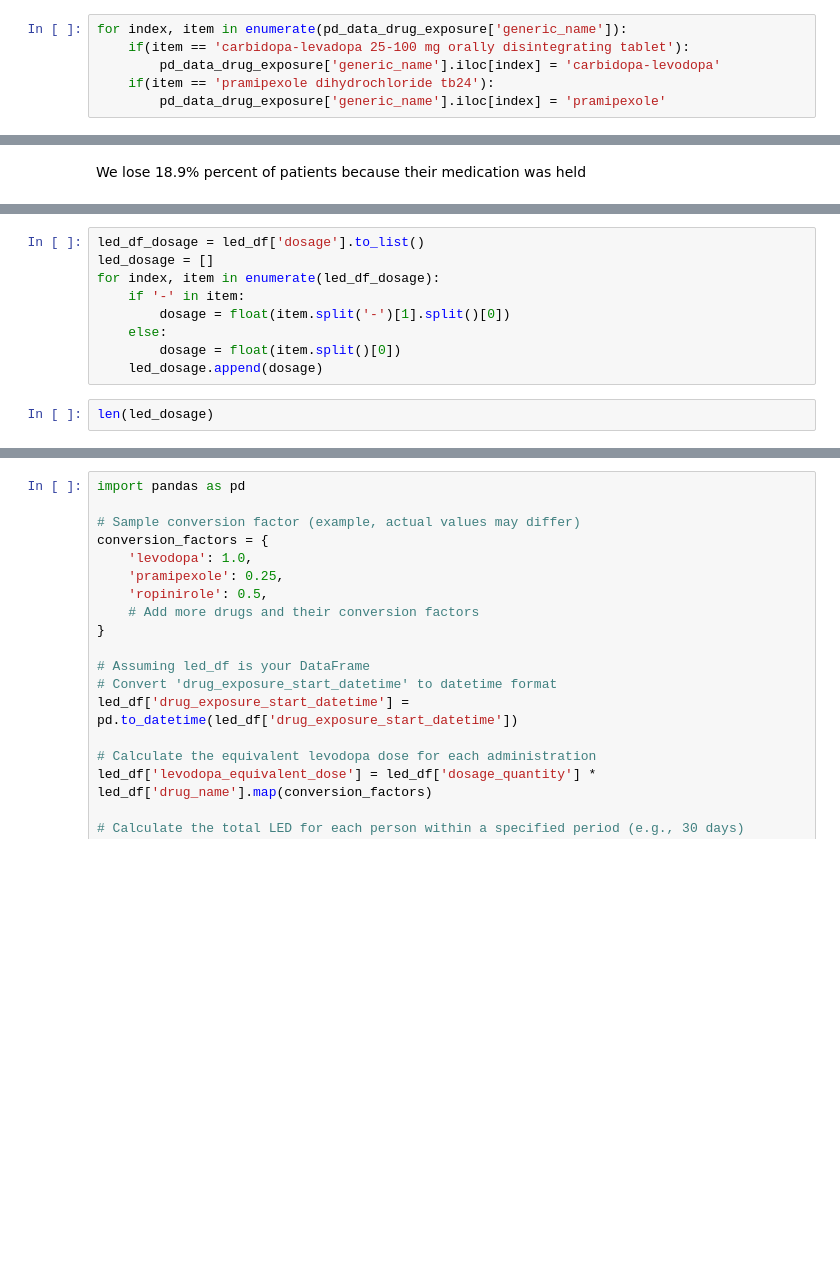
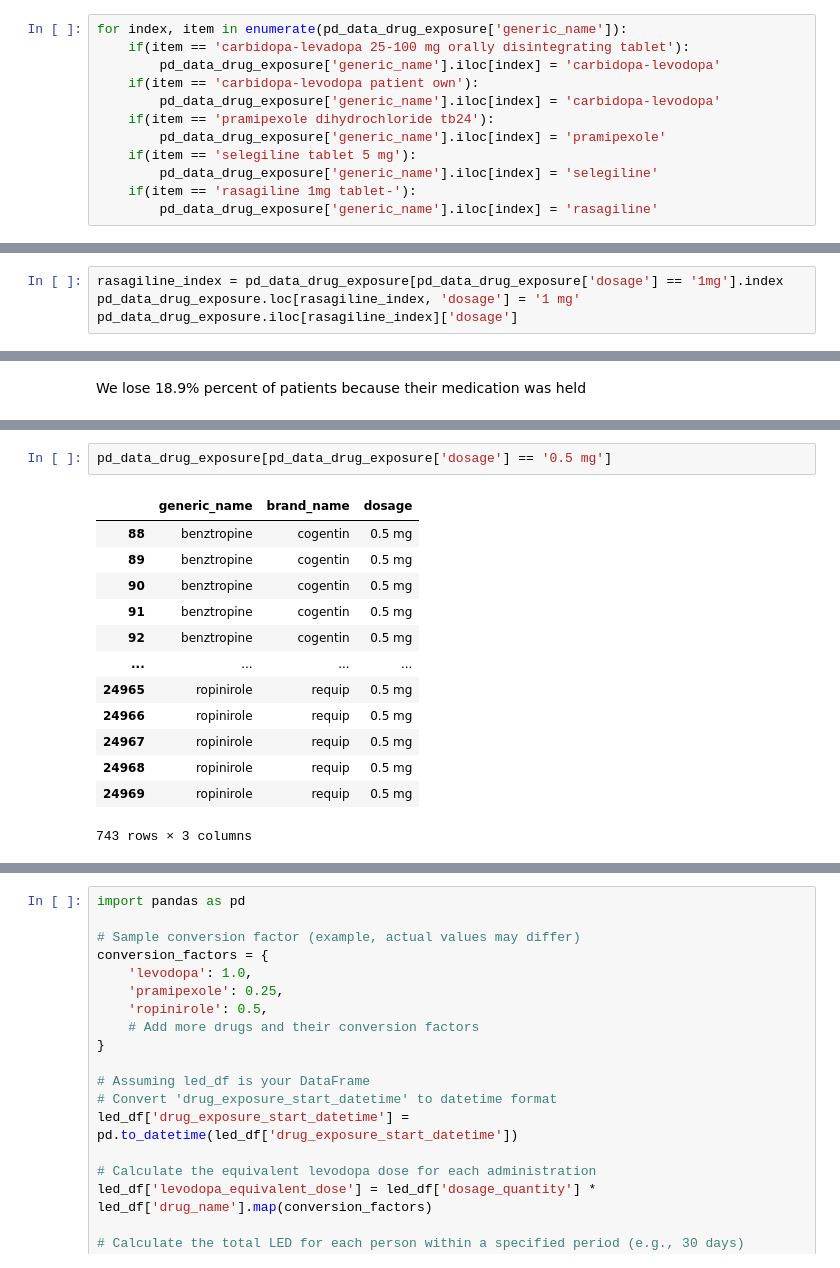
Before and after one commit to rdiazrincon/motor_fluctuations_pd, a Jupyter notebook: motor_fluctuations_pd.ipynb, the cells around one changed output, grey strips where cells are left out. Drawn from its saved outputs; the diff is of its cells as text; blank space fills up the shorter version.

```diff
--- a/motor_fluctuations_pd.ipynb
+++ b/motor_fluctuations_pd.ipynb
@@ -900,5 +936,11 @@ print(pd_data_drug_exposure[pd_data_drug_exposure.isnull().any(axis=1)].to_strin
 for index, item in enumerate(pd_data_drug_exposure['generic_name']):
     if(item == 'carbidopa-levadopa 25-100 mg orally disintegrating tablet'):
         pd_data_drug_exposure['generic_name'].iloc[index] = 'carbidopa-levodopa'
+    if(item == 'carbidopa-levodopa patient own'):
+        pd_data_drug_exposure['generic_name'].iloc[index] = 'carbidopa-levodopa'
     if(item == 'pramipexole dihydrochloride tb24'):
         pd_data_drug_exposure['generic_name'].iloc[index] = 'pramipexole'
+    if(item == 'selegiline tablet 5 mg'):
+        pd_data_drug_exposure['generic_name'].iloc[index] = 'selegiline'
+    if(item == 'rasagiline 1mg tablet-'):
+        pd_data_drug_exposure['generic_name'].iloc[index] = 'rasagiline'
@@ -2165,0 +2254,4 @@ array(['0.0', '0.125', '0.25', '0.5', '0.75', '1.0', '1.25', '1.5',
+# %%
+rasagiline_index = pd_data_drug_exposure[pd_data_drug_exposure['dosage'] == '1mg'].index
+pd_data_drug_exposure.loc[rasagiline_index, 'dosage'] = '1 mg'
+pd_data_drug_exposure.iloc[rasagiline_index]['dosage']
@@ -2454,11 +2496,16 @@ led_df['dosage'].unique()
-# %%
-led_df_dosage = led_df['dosage'].to_list()
-led_dosage = []
-for index, item in enumerate(led_df_dosage):
-    if '-' in item:
-        dosage = float(item.split('-')[1].split()[0])
-    else:
-        dosage = float(item.split()[0])
-    led_dosage.append(dosage)
-# %%
-len(led_dosage)
+# %%
+pd_data_drug_exposure[pd_data_drug_exposure['dosage'] == '0.5 mg']
+# %% [output]
+|  | generic_name | brand_name | dosage |
+| 88 | benztropine | cogentin | 0.5 mg |
+| 89 | benztropine | cogentin | 0.5 mg |
+| 90 | benztropine | cogentin | 0.5 mg |
+| 91 | benztropine | cogentin | 0.5 mg |
+| 92 | benztropine | cogentin | 0.5 mg |
+| ... | ... | ... | ... |
+| 24965 | ropinirole | requip | 0.5 mg |
+| 24966 | ropinirole | requip | 0.5 mg |
+| 24967 | ropinirole | requip | 0.5 mg |
+| 24968 | ropinirole | requip | 0.5 mg |
+| 24969 | ropinirole | requip | 0.5 mg |
+743 rows × 3 columns
```
Also changed, not shown: parts of 94 cells of this notebook.
